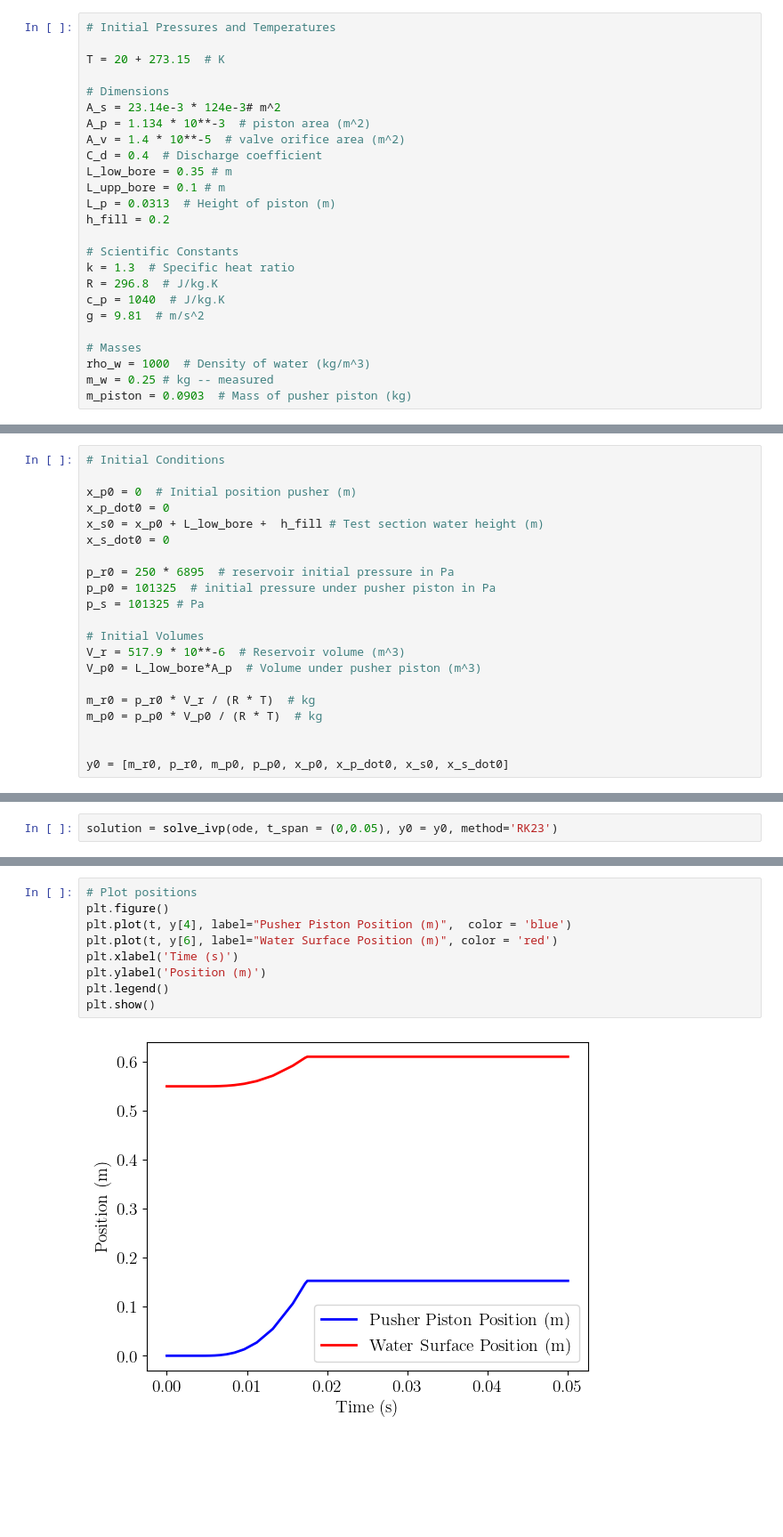
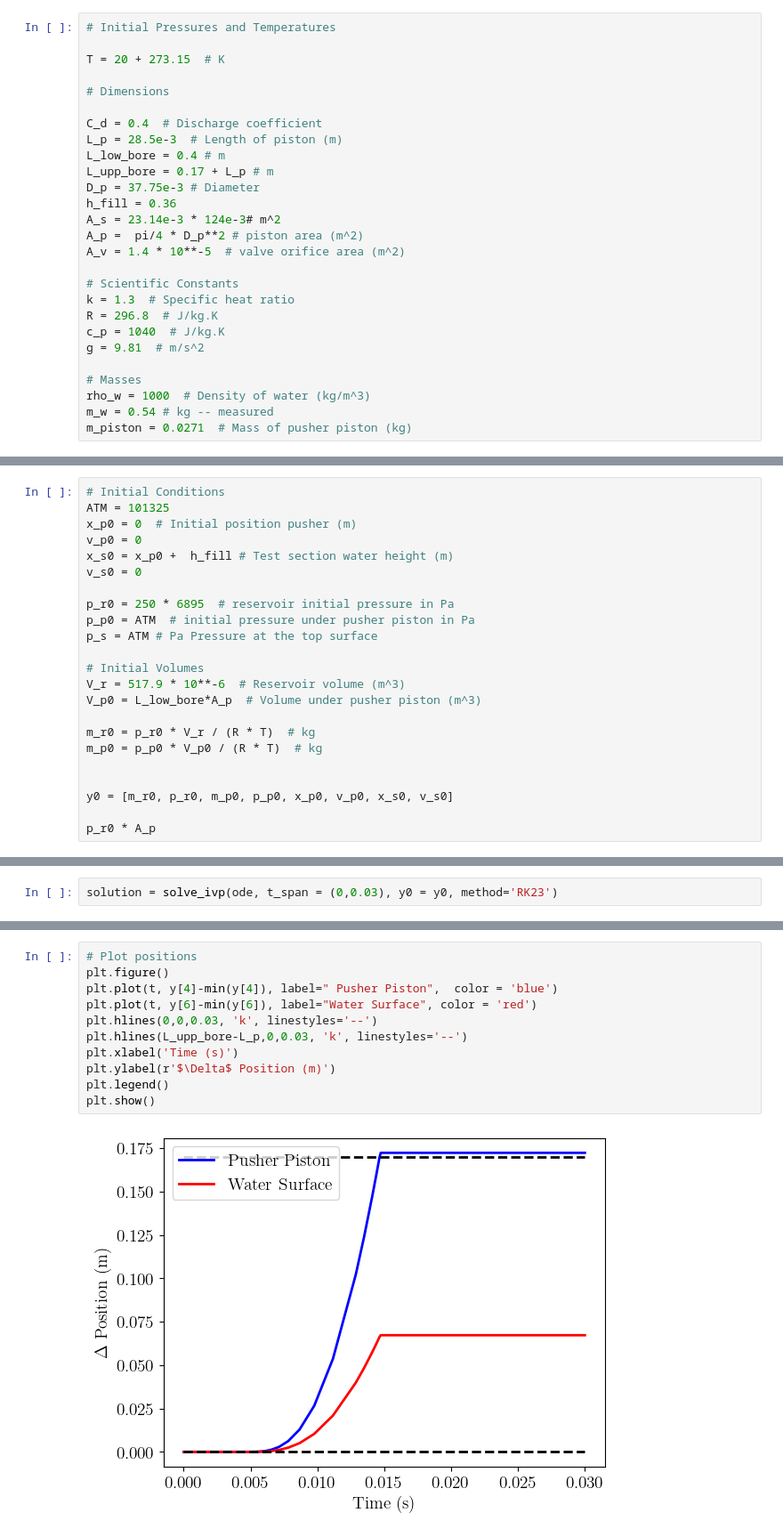
Before and after one commit to Niloy30/2D_Jet_Study, a Jupyter notebook: gas_discharge_model.ipynb, the cells around one changed output, grey strips where cells are left out. Shown: that part at 89% size. Saved outputs shown, nothing was run; the diff lists cells and outputs as text; blank space fills up the shorter version.

Commit message:
Updated dimension in gas discharge model

```diff
--- a/gas_discharge_model.ipynb
+++ b/gas_discharge_model.ipynb
@@ -15,14 +15,16 @@ plt.rc("axes", grid=False)
 T = 20 + 273.15  # K
 
 # Dimensions
+
+C_d = 0.4  # Discharge coefficient
+L_p = 28.5e-3  # Length of piston (m)
+L_low_bore = 0.4 # m
+L_upp_bore = 0.17 + L_p # m
+D_p = 37.75e-3 # Diameter
+h_fill = 0.36
 A_s = 23.14e-3 * 124e-3# m^2
-A_p = 1.134 * 10**-3  # piston area (m^2)
+A_p =  pi/4 * D_p**2 # piston area (m^2)
 A_v = 1.4 * 10**-5  # valve orifice area (m^2)
-C_d = 0.4  # Discharge coefficient
-L_low_bore = 0.35 # m
-L_upp_bore = 0.1 # m
-L_p = 0.0313  # Height of piston (m)
-h_fill = 0.2
 
 # Scientific Constants
 k = 1.3  # Specific heat ratio
@@ -32,5 +34,5 @@ g = 9.81  # m/s^2
 
 # Masses
 rho_w = 1000  # Density of water (kg/m^3)
-m_w = 0.25 # kg -- measured
-m_piston = 0.0903  # Mass of pusher piston (kg)
+m_w = 0.54 # kg -- measured
+m_piston = 0.0271  # Mass of pusher piston (kg)
@@ -37,14 +41,14 @@ m_piston = 0.0903  # Mass of pusher piston (kg)
 # %%
 # Initial Conditions
-
+ATM = 101325
 x_p0 = 0  # Initial position pusher (m)
-x_p_dot0 = 0
-x_s0 = x_p0 + L_low_bore +  h_fill # Test section water height (m)
-x_s_dot0 = 0
+v_p0 = 0
+x_s0 = x_p0 +  h_fill # Test section water height (m)
+v_s0 = 0
 
 p_r0 = 250 * 6895  # reservoir initial pressure in Pa
-p_p0 = 101325  # initial pressure under pusher piston in Pa
-p_s = 101325 # Pa
+p_p0 = ATM  # initial pressure under pusher piston in Pa
+p_s = ATM # Pa Pressure at the top surface
 
 # Initial Volumes
 V_r = 517.9 * 10**-6  # Reservoir volume (m^3)
@@ -54,4 +58,6 @@ m_r0 = p_r0 * V_r / (R * T)  # kg
 m_p0 = p_p0 * V_p0 / (R * T)  # kg
 
 
-y0 = [m_r0, p_r0, m_p0, p_p0, x_p0, x_p_dot0, x_s0, x_s_dot0]
+y0 = [m_r0, p_r0, m_p0, p_p0, x_p0, v_p0, x_s0, v_s0]
+
+p_r0 * A_p
@@ -108,7 +115,7 @@ def ode(t,y):
 
     return y_dot
 # %%
-solution = solve_ivp(ode, t_span = (0,0.05), y0 = y0, method='RK23')
+solution = solve_ivp(ode, t_span = (0,0.03), y0 = y0, method='RK23')
 # %%
 # Extract the solution
 t = solution.t
@@ -139,12 +147,14 @@ plt.show()
 # %%
 # Plot positions
 plt.figure()
-plt.plot(t, y[4], label="Pusher Piston Position (m)",  color = 'blue')
-plt.plot(t, y[6], label="Water Surface Position (m)", color = 'red')
+plt.plot(t, y[4]-min(y[4]), label=" Pusher Piston",  color = 'blue')
+plt.plot(t, y[6]-min(y[6]), label="Water Surface", color = 'red')
+plt.hlines(0,0,0.03, 'k', linestyles='--')
+plt.hlines(L_upp_bore-L_p,0,0.03, 'k', linestyles='--')
 plt.xlabel('Time (s)')
-plt.ylabel('Position (m)')
+plt.ylabel(r'$\Delta$ Position (m)')
 plt.legend()
 plt.show()
 # %% [output]
-[figure, old version]
+[figure, new version]
 # %%
```
Also changed, not shown: parts of 7 cells of this notebook, 4 other files.
